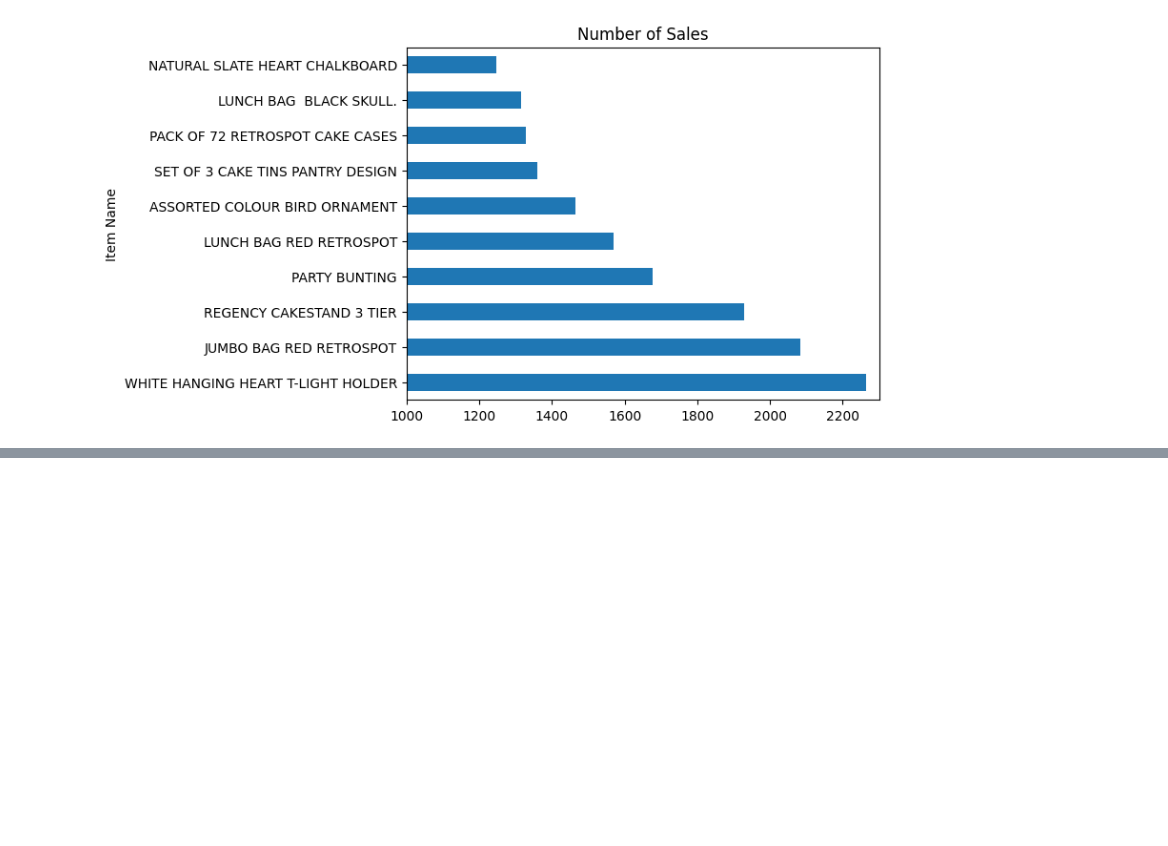
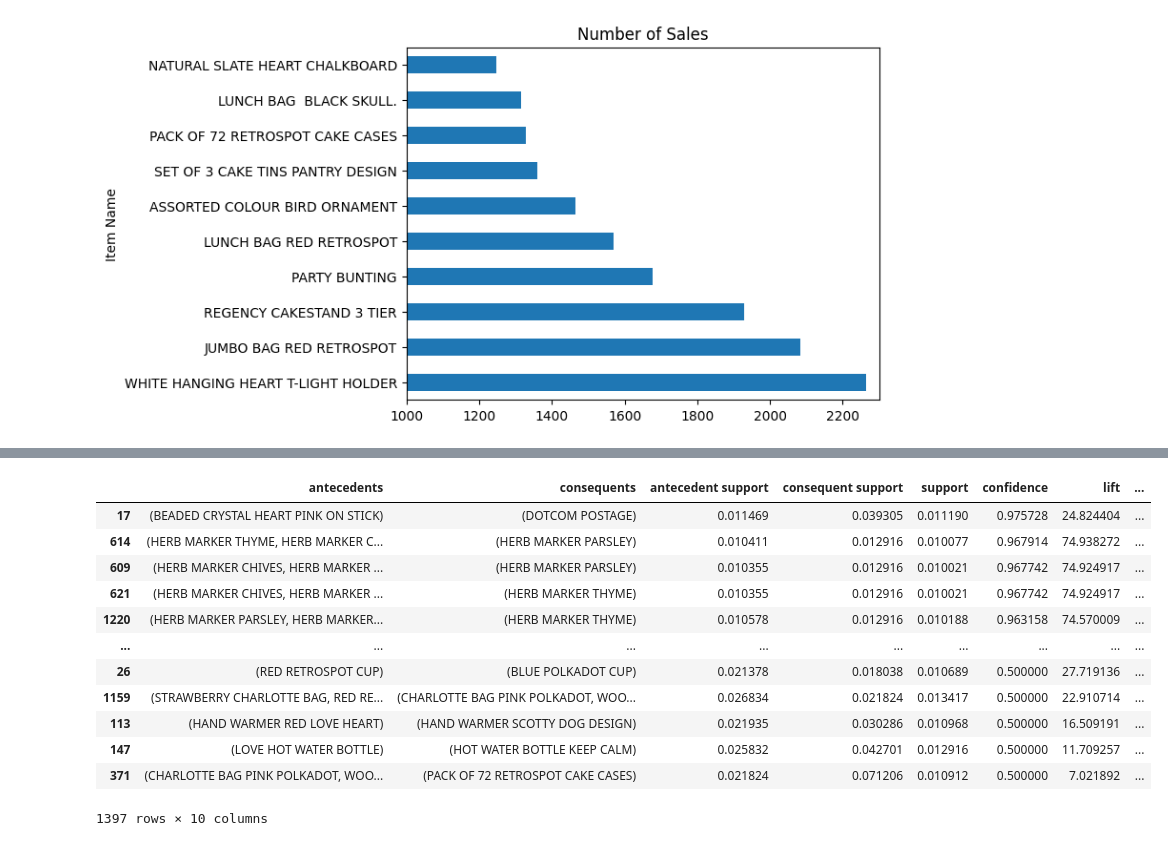
Before and after one commit to KavyaSwethaJ/market-basket-insights, a Jupyter notebook: market-basket-insights.ipynb, the cells around one changed output, grey strips where cells are left out. Drawn from its saved outputs; the diff is of its cells as text; code cells hidden in the pictures; blank space fills up the shorter version.

```diff
--- a/market-basket-insights.ipynb
+++ b/market-basket-insights.ipynb
@@ -255,0 +317,17 @@ plt.show()
+# %%
+rules = rules.sort_values(['confidence', 'lift'], ascending =[False, False])
+rules
+# %% [output]
+|  | antecedents | consequents | antecedent support | consequent support | support | confidence | lift | ... |
+| 17 | (BEADED CRYSTAL HEART PINK ON STICK) | (DOTCOM POSTAGE) | 0.011469 | 0.039305 | 0.011190 | 0.975728 | 24.824404 | ... |
+| 614 | (HERB MARKER THYME, HERB MARKER C... | (HERB MARKER PARSLEY) | 0.010411 | 0.012916 | 0.010077 | 0.967914 | 74.938272 | ... |
+| 609 | (HERB MARKER CHIVES, HERB MARKER ... | (HERB MARKER PARSLEY) | 0.010355 | 0.012916 | 0.010021 | 0.967742 | 74.924917 | ... |
+| 621 | (HERB MARKER CHIVES, HERB MARKER ... | (HERB MARKER THYME) | 0.010355 | 0.012916 | 0.010021 | 0.967742 | 74.924917 | ... |
+| 1220 | (HERB MARKER PARSLEY, HERB MARKER... | (HERB MARKER THYME) | 0.010578 | 0.012916 | 0.010188 | 0.963158 | 74.570009 | ... |
+| ... | ... | ... | ... | ... | ... | ... | ... | ... |
+| 26 | (RED RETROSPOT CUP) | (BLUE POLKADOT CUP) | 0.021378 | 0.018038 | 0.010689 | 0.500000 | 27.719136 | ... |
+| 1159 | (STRAWBERRY CHARLOTTE BAG, RED RE... | (CHARLOTTE BAG PINK POLKADOT, WOO... | 0.026834 | 0.021824 | 0.013417 | 0.500000 | 22.910714 | ... |
+| 113 | (HAND WARMER RED LOVE HEART) | (HAND WARMER SCOTTY DOG DESIGN) | 0.021935 | 0.030286 | 0.010968 | 0.500000 | 16.509191 | ... |
+| 147 | (LOVE HOT WATER BOTTLE) | (HOT WATER BOTTLE KEEP CALM) | 0.025832 | 0.042701 | 0.012916 | 0.500000 | 11.709257 | ... |
+| 371 | (CHARLOTTE BAG PINK POLKADOT, WOO... | (PACK OF 72 RETROSPOT CAKE CASES) | 0.021824 | 0.071206 | 0.010912 | 0.500000 | 7.021892 | ... |
+1397 rows × 10 columns
```
Also changed, not shown: parts of 12 cells of this notebook.
